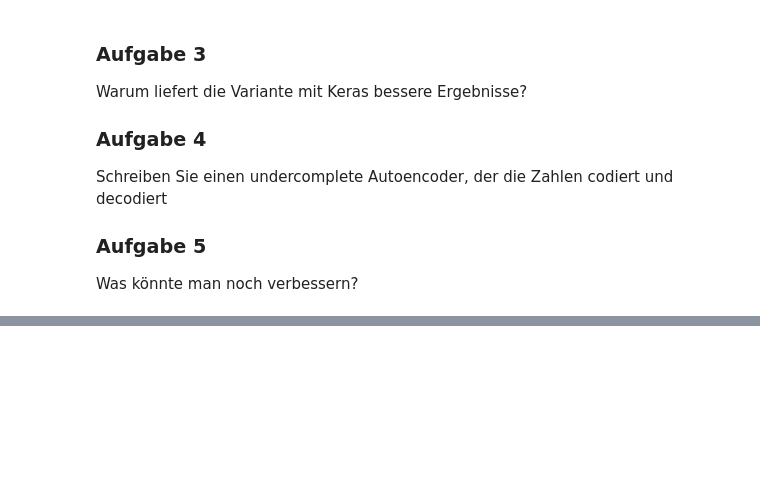
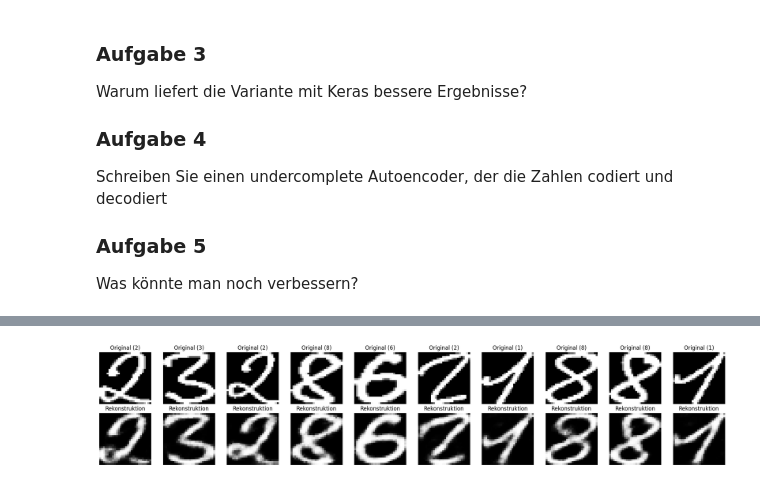
Before and after one commit to ArnoldIntelligence/KI-Vorlesung, a Jupyter notebook: notebooks/06-nicht_ueberwachtes_lernen.ipynb, the cells around one changed output, grey strips where cells are left out. Drawn from its saved outputs; the diff is of its cells as text; code cells hidden in the pictures; blank space fills up the shorter version.

```diff
--- a/notebooks/06-nicht_ueberwachtes_lernen.ipynb
+++ b/notebooks/06-nicht_ueberwachtes_lernen.ipynb
@@ -1512,0 +1754,32 @@ Was könnte man noch verbessern?
+# %%
+#|include: false
+
+# Rekonstruktionen visualisieren
+# digit: gewünschte Ziffer (0-9), oder None für zufällige Auswahl
+digit = None
+
+n = 10
+if digit is None:
+    idx = np.random.choice(len(x_test), size=n, replace=False)
+else:
+    idx = np.where(y_test == digit)[0]
+    idx = np.random.choice(idx, size=n, replace=False)
+
+x_sample         = x_test[idx]
+rekonstruktionen = autoencoder.predict(x_sample)
+
+plt.figure(figsize=(20, 4))
+for i in range(n):
+    ax = plt.subplot(2, n, i + 1)
+    plt.imshow(x_sample[i].reshape(28, 28), cmap='gray')
+    plt.title(f'Original ({y_test[idx[i]]})')
+    plt.axis('off')
+
+    ax = plt.subplot(2, n, i + 1 + n)
+    plt.imshow(rekonstruktionen[i].reshape(28, 28), cmap='gray')
+    plt.title('Rekonstruktion')
+    plt.axis('off')
+
+plt.tight_layout()
+plt.show()
+# %% [output]
@@ -1512,0 +1787 @@ Was könnte man noch verbessern?
+[figure, added]
```
Also changed, not shown: parts of 13 cells of this notebook, 11 other files.
